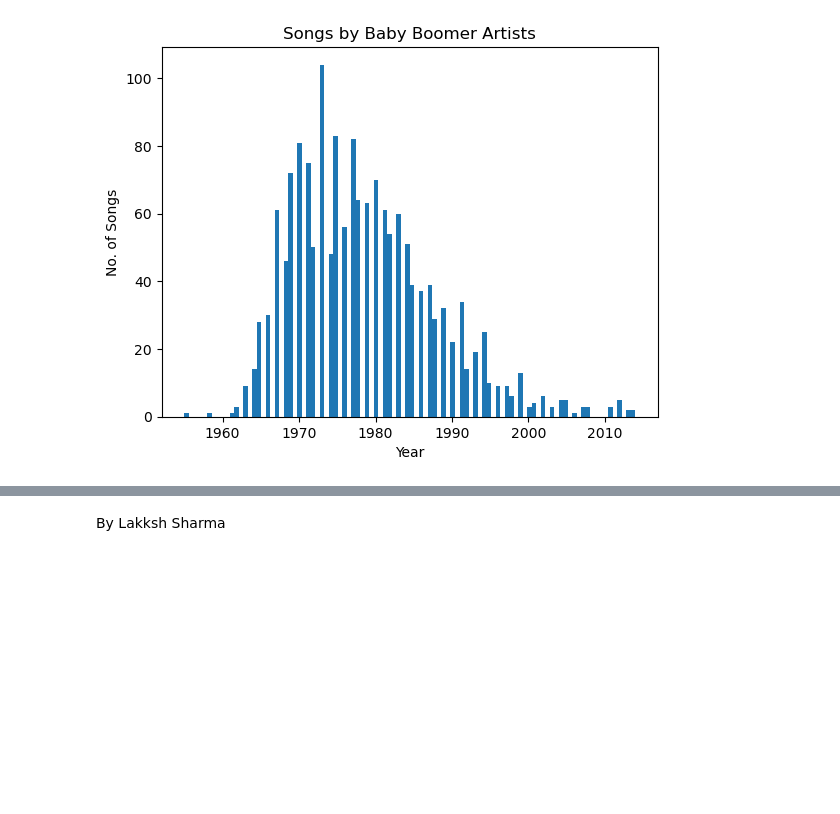
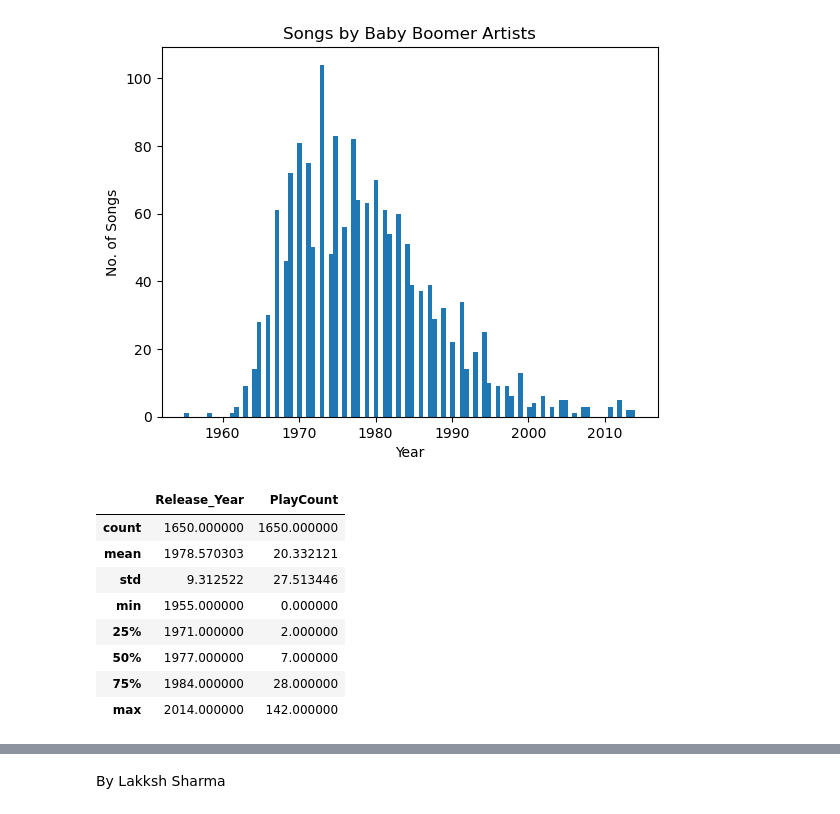
Before and after one commit to lkksharma/DataStart, a Jupyter notebook: df.ipynb, the cells around one changed output, grey strips where cells are left out. Cells and saved outputs as stored; diff of their text form; code cells hidden in the pictures; blank space fills up the shorter version.

```diff
--- a/df.ipynb
+++ b/df.ipynb
@@ -124,3 +124,15 @@ ax.set(xlabel = 'Year', ylabel = 'No. of Songs', title = 'Songs by Baby Boomer A
  Text(0, 0.5, 'No. of Songs'),
  Text(0.5, 1.0, 'Songs by Baby Boomer Artists')]
 [figure]
+# %%
+dataf.describe()
+# %% [output]
+|  | Release_Year | PlayCount |
+| count | 1650.000000 | 1650.000000 |
+| mean | 1978.570303 | 20.332121 |
+| std | 9.312522 | 27.513446 |
+| min | 1955.000000 | 0.000000 |
+| 25% | 1971.000000 | 2.000000 |
+| 50% | 1977.000000 | 7.000000 |
+| 75% | 1984.000000 | 28.000000 |
+| max | 2014.000000 | 142.000000 |
```
Also changed, not shown: parts of 3 cells of this notebook.
